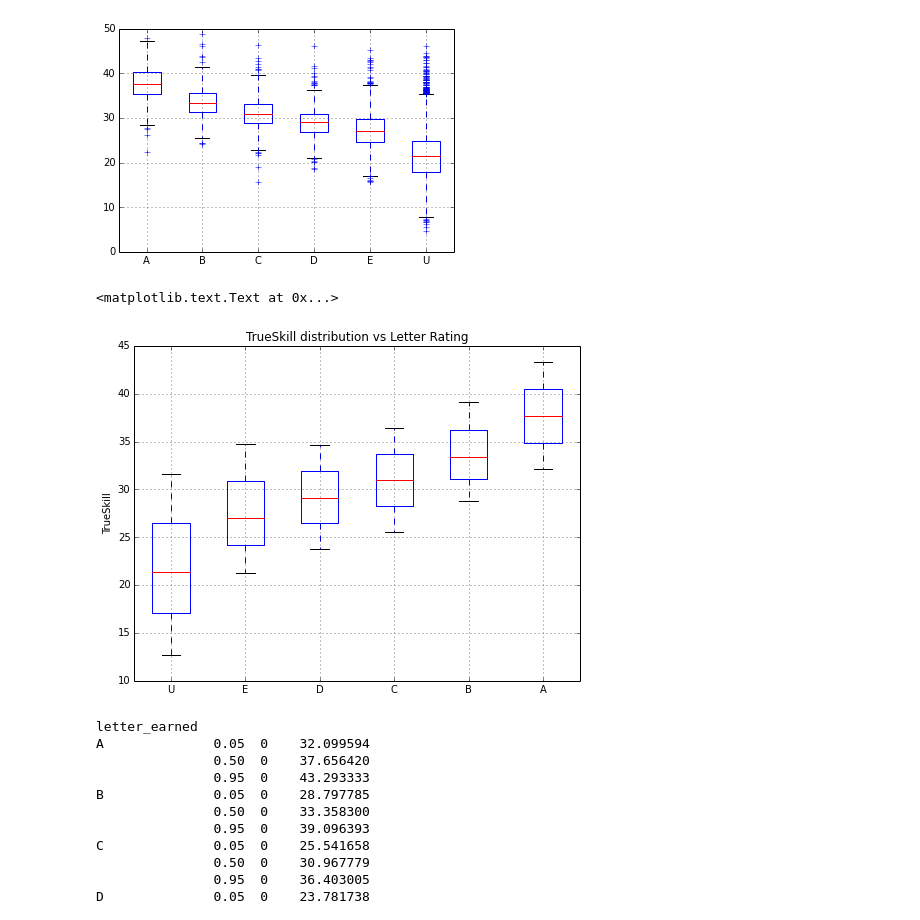
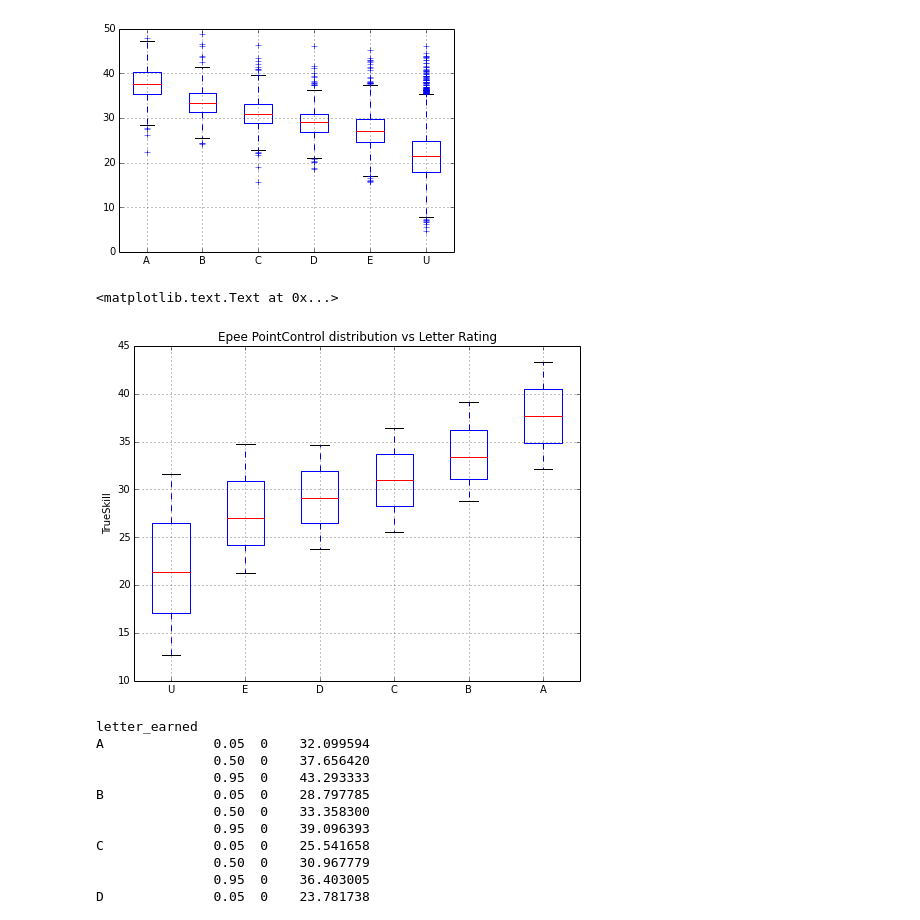
Before and after one commit to djma/pointcontrol, a Jupyter notebook: notebooks/promotions_vs_skill.ipynb, the cells around one changed output. Drawn from its saved outputs; the diff is of its cells as text; code cells hidden in the pictures.

```diff
--- a/notebooks/promotions_vs_skill.ipynb
+++ b/notebooks/promotions_vs_skill.ipynb
@@ -161,16 +161,16 @@ dtype: float64
 # %%
 #import ggplot as gg
 
 q = pd.DataFrame(e.groupby("letter_earned")["ts_mu"].quantile([0.05, 0.5, 0.95]), columns=["letter_earned"])\
     .unstack("letter_earned")
 q.rename(columns={"letter_earned" : "TrueSkill"}, inplace=True)
 q.index.names = ["quantile"]
 order = q["TrueSkill"].columns.tolist()[::-1]
 q = q["TrueSkill"][order]
-q.plot(kind="box", figsize=(8,6), title="TrueSkill distribution vs Letter Rating").set_ylabel("TrueSkill")
+q.plot(kind="box", figsize=(8,6), title="Epee PointControl distribution vs Letter Rating").set_ylabel("TrueSkill")
 # %% [output]
 <matplotlib.text.Text at 0x...>
-[figure, old version]
+[figure, new version]
 # %%
 q = pd.DataFrame(e.groupby("letter_earned")["ts_mu"].quantile([0.05, 0.5, 0.95])).stack()
 q.rename(index=, columns={0: "test"}, inplace=True)
```
Also changed, not shown: parts of 2 cells of this notebook, 3 other files.
